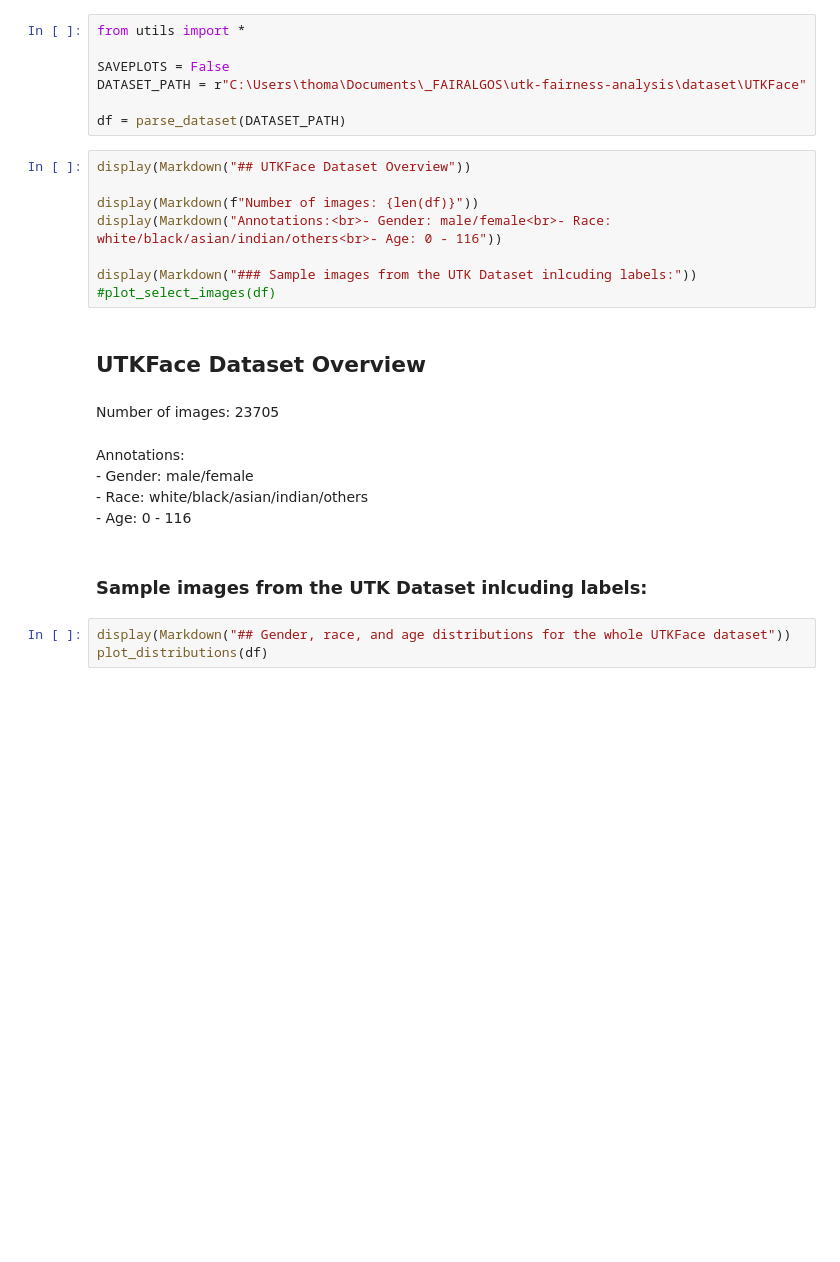
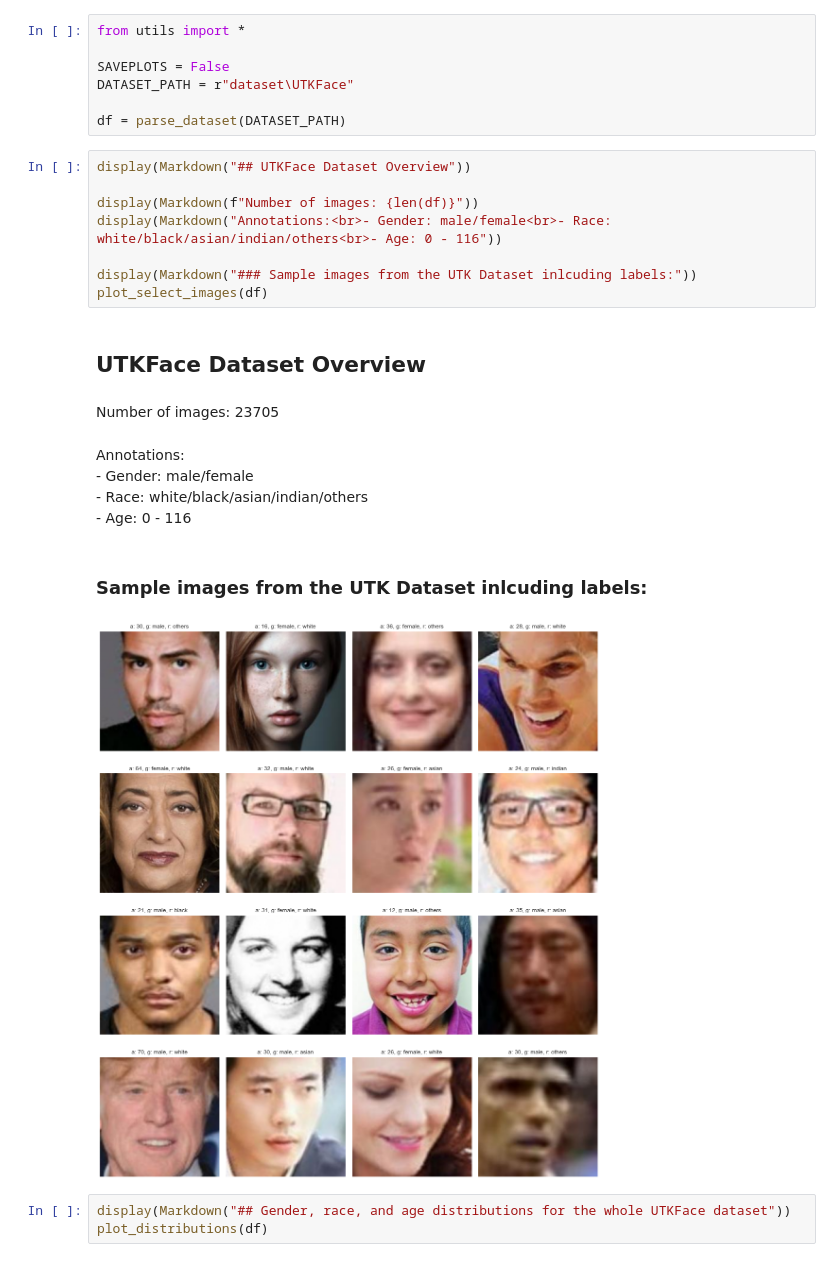
Before and after one commit to thomasbhard/utk-fairness-analysis, a Jupyter notebook: dataset_analysis.ipynb, the cells around one changed output. Drawn from its saved outputs; the diff is of its cells as text; blank space fills up the shorter version.

```diff
--- a/dataset_analysis.ipynb
+++ b/dataset_analysis.ipynb
@@ -2,22 +2,23 @@
 from utils import *
 
 SAVEPLOTS = False
-DATASET_PATH = r"C:\Users\thoma\Documents\_FAIRALGOS\utk-fairness-analysis\dataset\UTKFace"
+DATASET_PATH = r"dataset\UTKFace"
 
 df = parse_dataset(DATASET_PATH)
 # %%
 display(Markdown("## UTKFace Dataset Overview"))
 
 display(Markdown(f"Number of images: {len(df)}"))
 display(Markdown("Annotations:<br>- Gender: male/female<br>- Race: white/black/asian/indian/others<br>- Age: 0 - 116"))
 
 display(Markdown("### Sample images from the UTK Dataset inlcuding labels:"))
-#plot_select_images(df)
+plot_select_images(df)
 # %% [output]
 ## UTKFace Dataset Overview
 Number of images: 23705
 Annotations:<br>- Gender: male/female<br>- Race: white/black/asian/indian/others<br>- Age: 0 - 116
 ### Sample images from the UTK Dataset inlcuding labels:
+[figure, added]
 # %%
 display(Markdown("## Gender, race, and age distributions for the whole UTKFace dataset"))
 plot_distributions(df)
```
Also changed, not shown: 38 other files.
